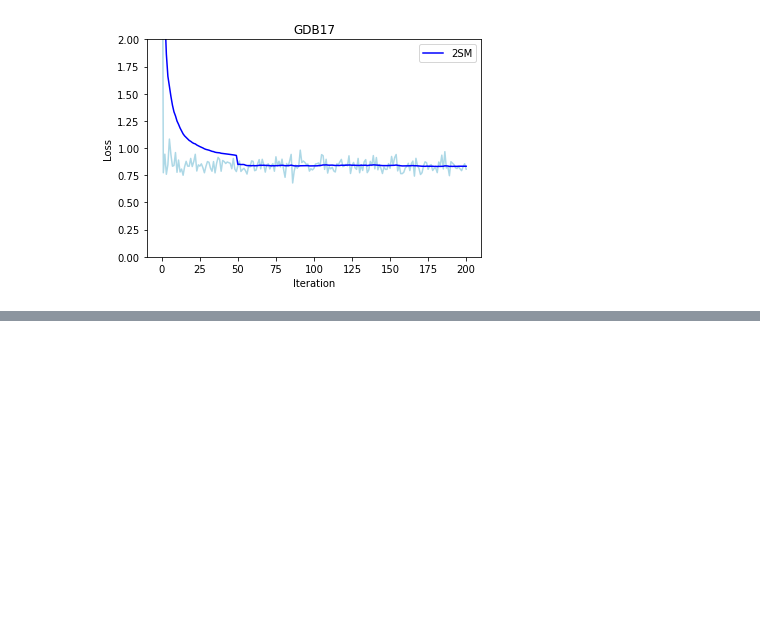
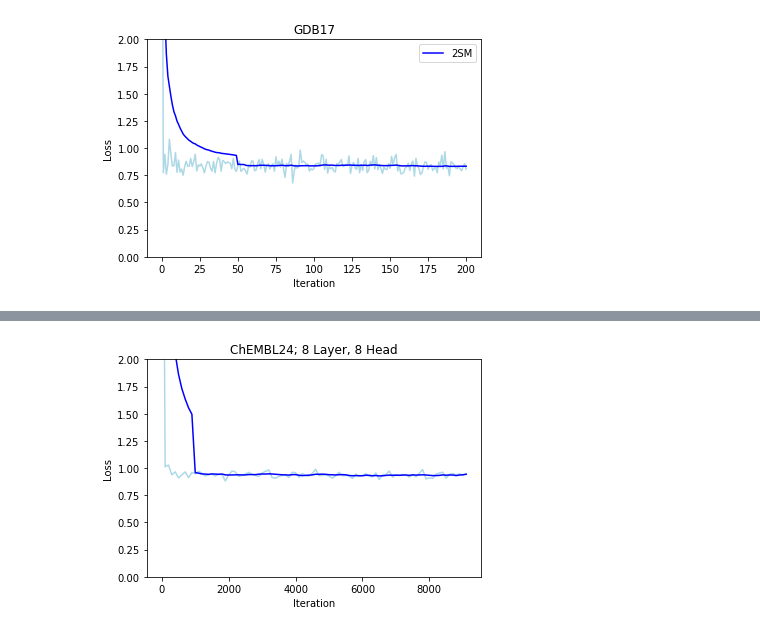
Before and after one commit to DSPsleeporg/smiles-transformer, a Jupyter notebook: smiles_transformer/Untitled.ipynb, the cells around one changed output, grey strips where cells are left out. Saved outputs shown, nothing was run; the diff lists cells and outputs as text; code cells hidden in the pictures; blank space fills up the shorter version.

```diff
--- a/smiles_transformer/Untitled.ipynb
+++ b/smiles_transformer/Untitled.ipynb
@@ -78,0 +102,16 @@ plt.show()
+# %%
+_loss = df['loss_tot'].values
+
+num = 10
+loss = np.convolve(_loss, np.ones(num)/num)[:len(_loss)]
+loss[:num] = [np.mean(_loss[:n+1]) for n in range(num)]
+
+plt.plot(x, _loss, 'lightblue')
+plt.plot(x, loss, 'blue')
+plt.xlabel('Iteration')
+plt.ylim([0,2])
+plt.ylabel('Loss')
+plt.title('ChEMBL24; 8 Layer, 8 Head')
+plt.show()
+# %% [output]
+[figure, added]
```
Also changed, not shown: parts of 1 cell of this notebook, 3 other files.
